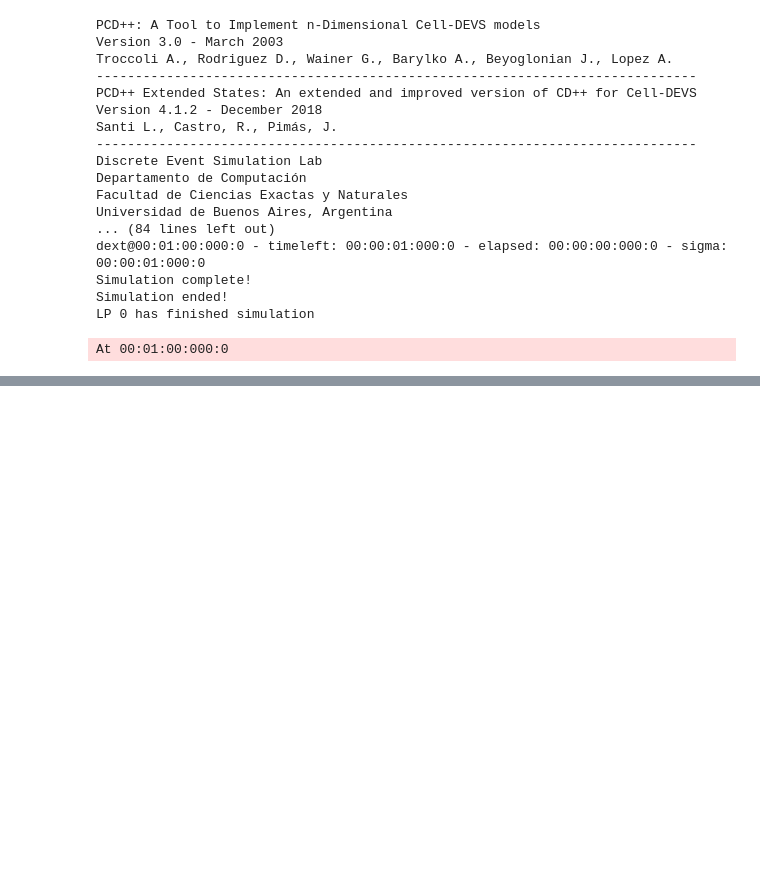
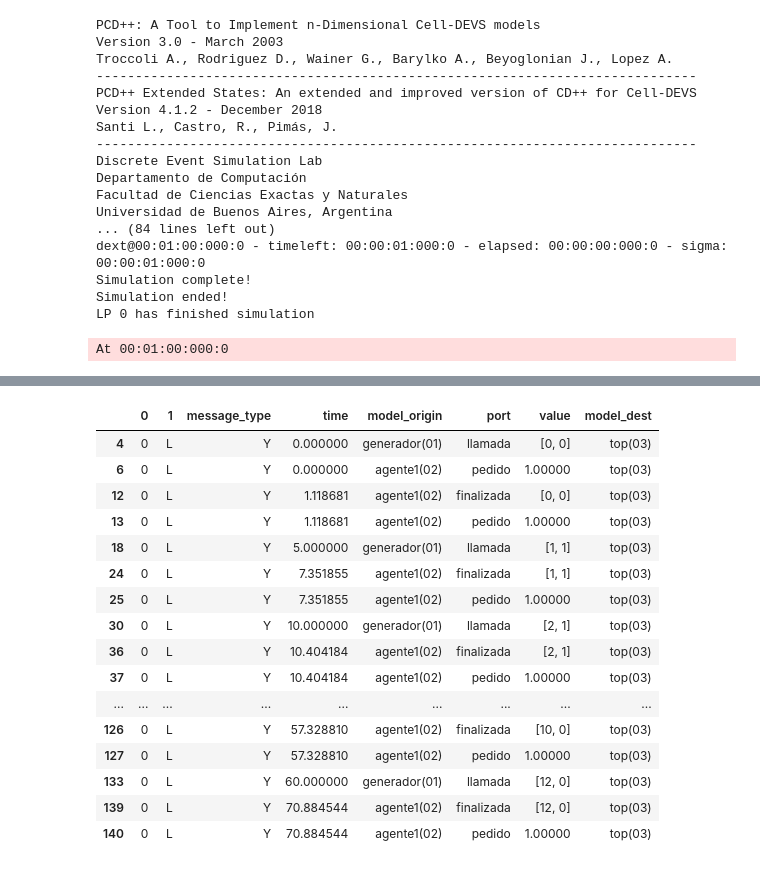
Before and after one commit to giselabelen/SED2021, a Jupyter notebook: TP1_modeloConceptual_G4.ipynb, the cells around one changed output, grey strips where cells are left out. Drawn from its saved outputs; the diff is of its cells as text; code cells hidden in the pictures; blank space fills up the shorter version.

Commit message:
detalle de tests en notebook

```diff
--- a/TP1_modeloConceptual_G4.ipynb
+++ b/TP1_modeloConceptual_G4.ipynb
@@ -686 +743,58 @@ At 00:01:04:344:0.7446821
+# %%
+import os
+
+LOG_FILENAME = str(CDPP_EXAMPLES)+"/TP1-CentroAtencion/test_agente1.log"
+
+log_file_per_component = {}
+parsed_logs = {}
+
+with open(LOG_FILENAME, 'r') as main_log_file:
+    main_log_file.readline()  # Ignore first line
+    log_dir = os.path.dirname(LOG_FILENAME)
+    for line in main_log_file:
+        name, path = line.strip().split(' : ')
+        log_file_per_component[name] = (path if os.path.isabs(path) else
+                                        log_dir + '/' + path.split('/')[-1])
+
+df_converters = {
+    # VALUE_COL: parse_value,
+    TIME_COL: time_to_secs
+}
+
+for logname, filename in log_file_per_component.items():
+    parsed_logs[logname] = pd.read_csv(filename,
+                                       delimiter=r' /\s+',
+                                       engine='python',  # C engine doesnt work for regex
+                                       converters=df_converters,
+                                       names=[0, 1,  # Not sure what first two cols are
+                                              MESSAGE_TYPE_COL,
+                                              TIME_COL,
+                                              MODEL_ORIGIN_COL,
+                                              PORT_COL,
+                                              VALUE_COL,
+                                              MODEL_DEST_COL]
+                                      )
+# veamos cómo luce el dataframe con los datos de salida
+#parsed_logs
+
+df_top = parsed_logs["top"]
+df_top.loc[df_top[MESSAGE_TYPE_COL] == "Y"]
+# %% [output]
+|  | 0 | 1 | message_type | time | model_origin | port | value | model_dest |
+| 4 | 0 | L | Y | 0.000000 | generador(01) | llamada | [0, 0] | top(03) |
+| 6 | 0 | L | Y | 0.000000 | agente1(02) | pedido | 1.00000 | top(03) |
+| 12 | 0 | L | Y | 1.118681 | agente1(02) | finalizada | [0, 0] | top(03) |
+| 13 | 0 | L | Y | 1.118681 | agente1(02) | pedido | 1.00000 | top(03) |
+| 18 | 0 | L | Y | 5.000000 | generador(01) | llamada | [1, 1] | top(03) |
+| 24 | 0 | L | Y | 7.351855 | agente1(02) | finalizada | [1, 1] | top(03) |
+| 25 | 0 | L | Y | 7.351855 | agente1(02) | pedido | 1.00000 | top(03) |
+| 30 | 0 | L | Y | 10.000000 | generador(01) | llamada | [2, 1] | top(03) |
+| 36 | 0 | L | Y | 10.404184 | agente1(02) | finalizada | [2, 1] | top(03) |
+| 37 | 0 | L | Y | 10.404184 | agente1(02) | pedido | 1.00000 | top(03) |
+| ... | ... | ... | ... | ... | ... | ... | ... | ... |
+| 126 | 0 | L | Y | 57.328810 | agente1(02) | finalizada | [10, 0] | top(03) |
+| 127 | 0 | L | Y | 57.328810 | agente1(02) | pedido | 1.00000 | top(03) |
+| 133 | 0 | L | Y | 60.000000 | generador(01) | llamada | [12, 0] | top(03) |
+| 139 | 0 | L | Y | 70.884544 | agente1(02) | finalizada | [12, 0] | top(03) |
+| 140 | 0 | L | Y | 70.884544 | agente1(02) | pedido | 1.00000 | top(03) |
 # %% [markdown]
```
Also changed, not shown: parts of 38 cells of this notebook.
